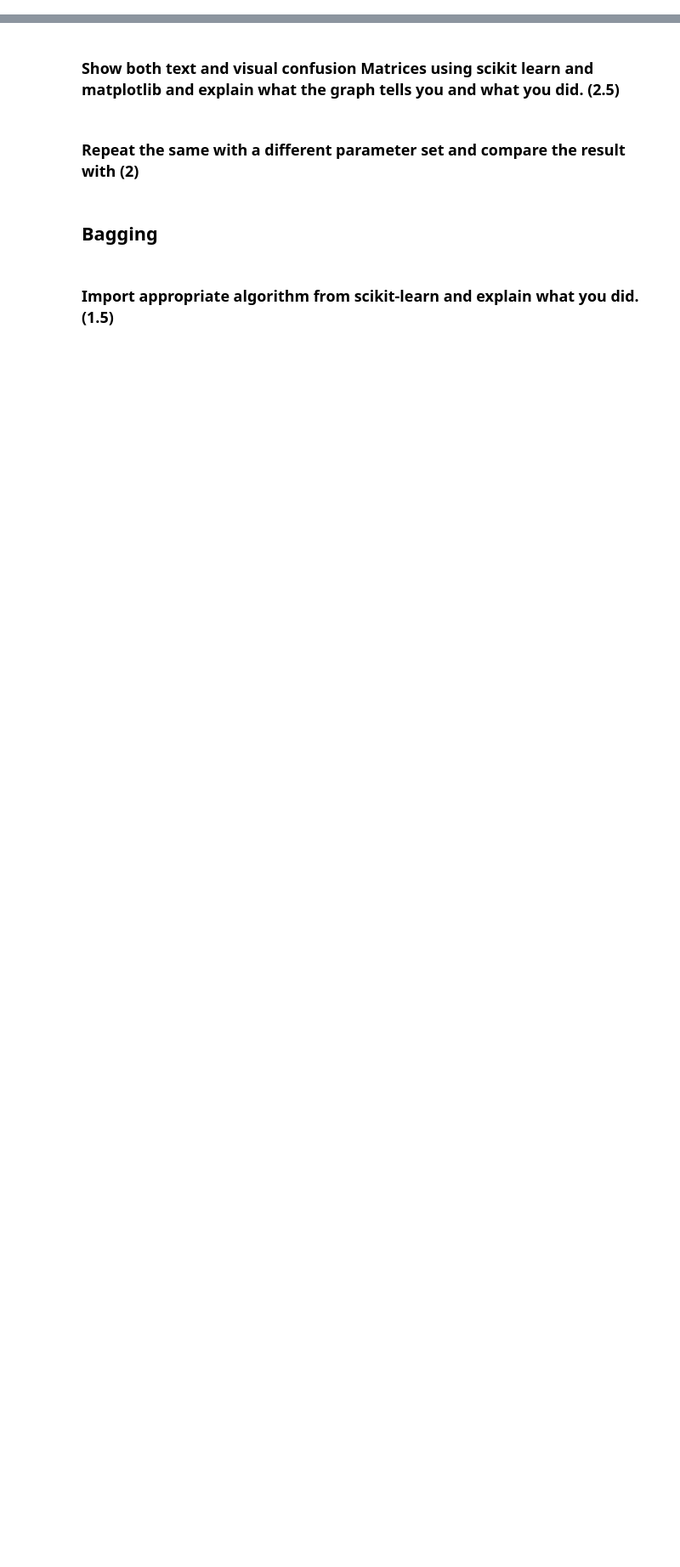
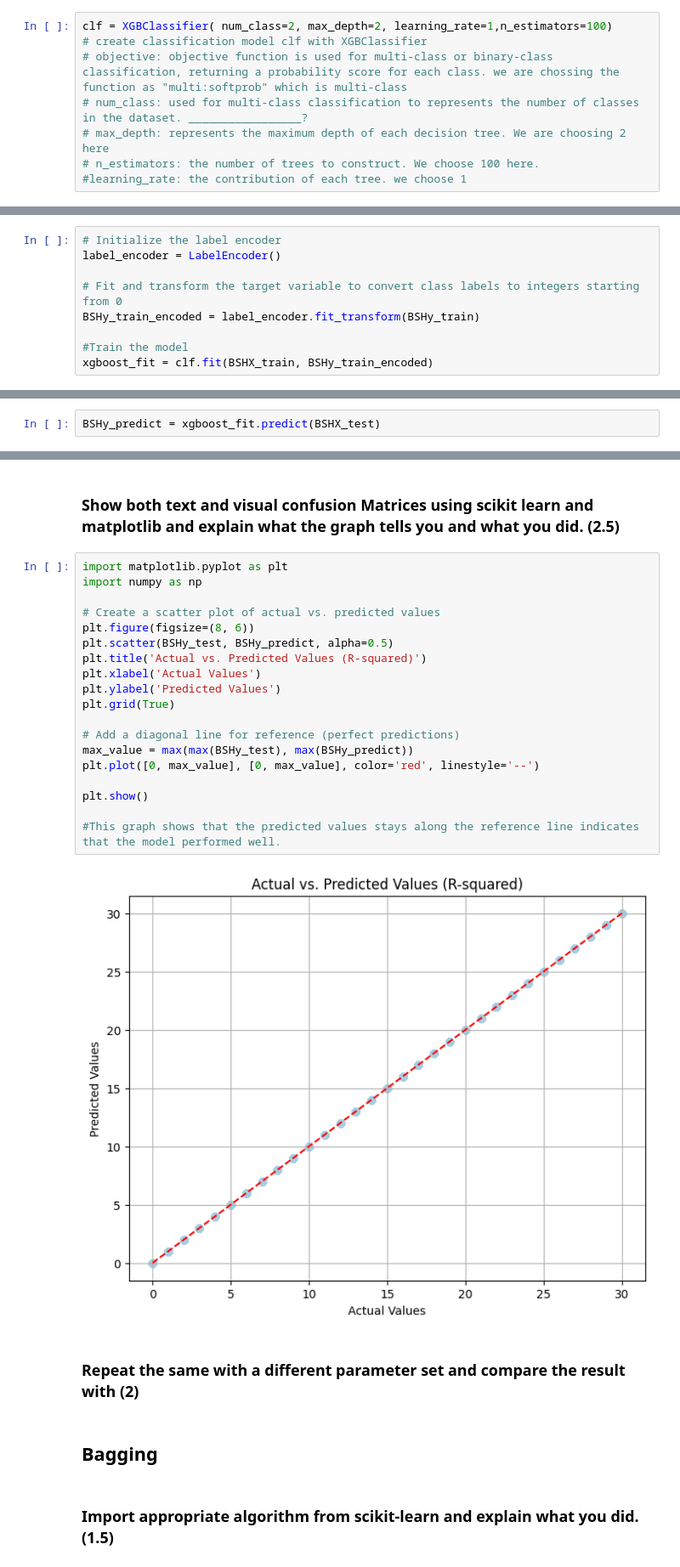
Before and after one commit to GeorgetownAnlytics/Wine-Quality-Prediction, a Jupyter notebook: Assignment1/Assignment 1_Group8.ipynb, the cells around one changed output, grey strips where cells are left out. Shown: that part at 85% size. Drawn from its saved outputs; the diff is of its cells as text; blank space fills up the shorter version.

```diff
--- a/Assignment1/Assignment 1_Group8.ipynb
+++ b/Assignment1/Assignment 1_Group8.ipynb
@@ -432,8 +506,27 @@ OSIy_pred = bagging_fit.predict(OSIX_test)
 # %% [markdown]
 ### Create the appropriate classifier and describe what the syntax represents and what parameters you choose (1.5)
+# %%
+clf = XGBClassifier( num_class=2, max_depth=2, learning_rate=1,n_estimators=100)
+# create classification model clf with XGBClassifier
+# objective: objective function is used for multi-class or binary-class classification, returning a probability score for each class. we are chossing the function as "multi:softprob" which is multi-class
+# num_class: used for multi-class classification to represents the number of classes in the dataset. _________________?
+# max_depth: represents the maximum depth of each decision tree. We are choosing 2 here
+# n_estimators: the number of trees to construct. We choose 100 here.
+#learning_rate: the contribution of each tree. we choose 1
 # %% [markdown]
 ### Train classifier on train data and explain what you did. (1.5)
+# %%
+# Initialize the label encoder
+label_encoder = LabelEncoder()
+
+# Fit and transform the target variable to convert class labels to integers starting from 0
+BSHy_train_encoded = label_encoder.fit_transform(BSHy_train)
+
+#Train the model
+xgboost_fit = clf.fit(BSHX_train, BSHy_train_encoded)
 # %% [markdown]
 ### Test/fit classifier test data and explain what you did. (1.5)
+# %%
+BSHy_predict = xgboost_fit.predict(BSHX_test)
 # %% [markdown]
 ### Calculate accuracy and explain what you did. (1.5)
@@ -440,5 +554,26 @@ OSIy_pred = bagging_fit.predict(OSIX_test)
 # %% [markdown]
 ### Show both text and visual confusion Matrices using scikit learn and matplotlib and explain what the graph tells you and what you did. (2.5)
+# %%
+import matplotlib.pyplot as plt
+import numpy as np
+
+# Create a scatter plot of actual vs. predicted values
+plt.figure(figsize=(8, 6))
+plt.scatter(BSHy_test, BSHy_predict, alpha=0.5)
+plt.title('Actual vs. Predicted Values (R-squared)')
+plt.xlabel('Actual Values')
+plt.ylabel('Predicted Values')
+plt.grid(True)
+
+# Add a diagonal line for reference (perfect predictions)
+max_value = max(max(BSHy_test), max(BSHy_predict))
+plt.plot([0, max_value], [0, max_value], color='red', linestyle='--')
+
+plt.show()
+
+#This graph shows that the predicted values stays along the reference line indicates that the model performed well.
+# %% [output]
+[figure, added]
 # %% [markdown]
 ### Repeat the same with a different parameter set and compare the result with (2)
 # %% [markdown]
```
Also changed, not shown: parts of 16 cells of this notebook.
